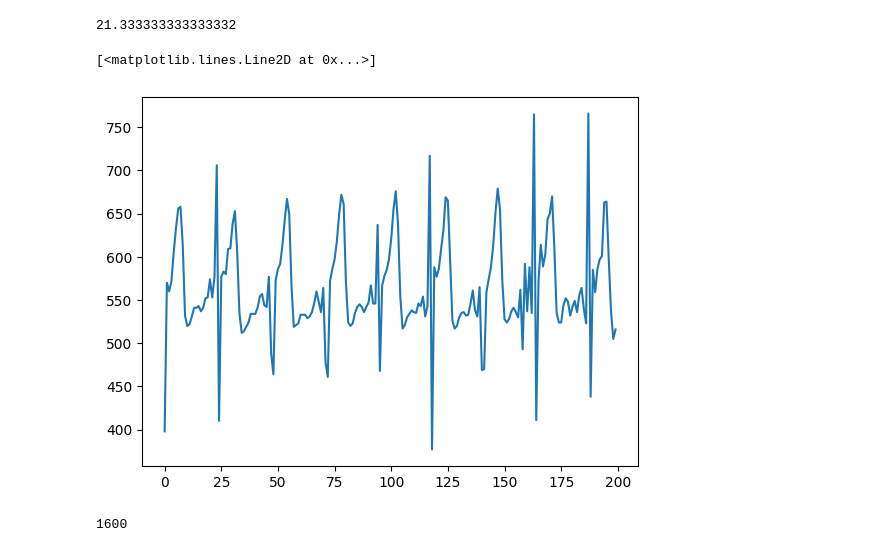
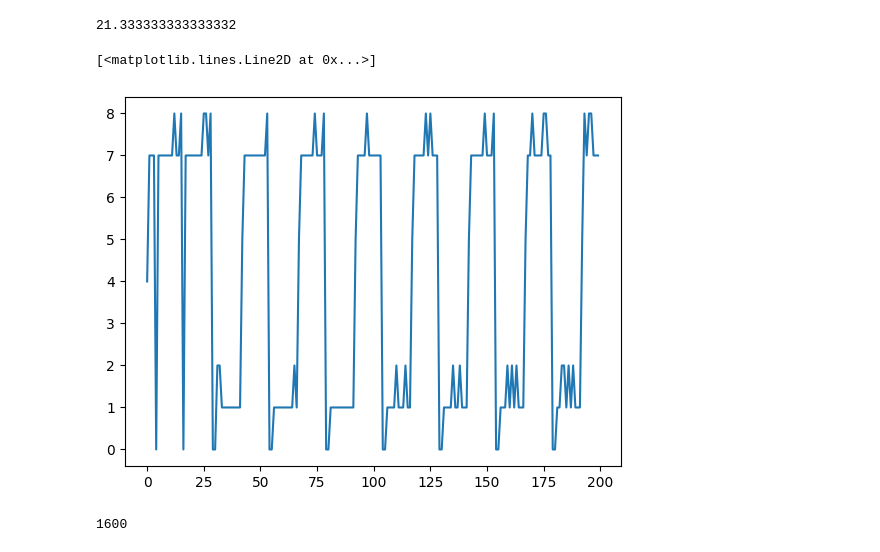
Before and after one commit to tinh2406/server_iot, a Jupyter notebook: train.ipynb, the cells around one changed output. Saved outputs shown, nothing was run; the diff lists cells and outputs as text; code cells hidden in the pictures.

```diff
--- a/train.ipynb
+++ b/train.ipynb
@@ -99,10 +137,12 @@ df.head()
 21.333333333333332
 # %%
 from matplotlib import pyplot as plt
-plt.plot(df["value"][1][:200])
+import numpy as np
+values = np.array(arrays)
+plt.plot(values[:200])
 # %% [output]
 [<matplotlib.lines.Line2D at 0x...>]
-[figure, old version]
+[figure, new version]
 # %%
 len(df["value"][1])
 # %% [output]
```
Also changed, not shown: parts of 19 cells of this notebook, 1 other file.
